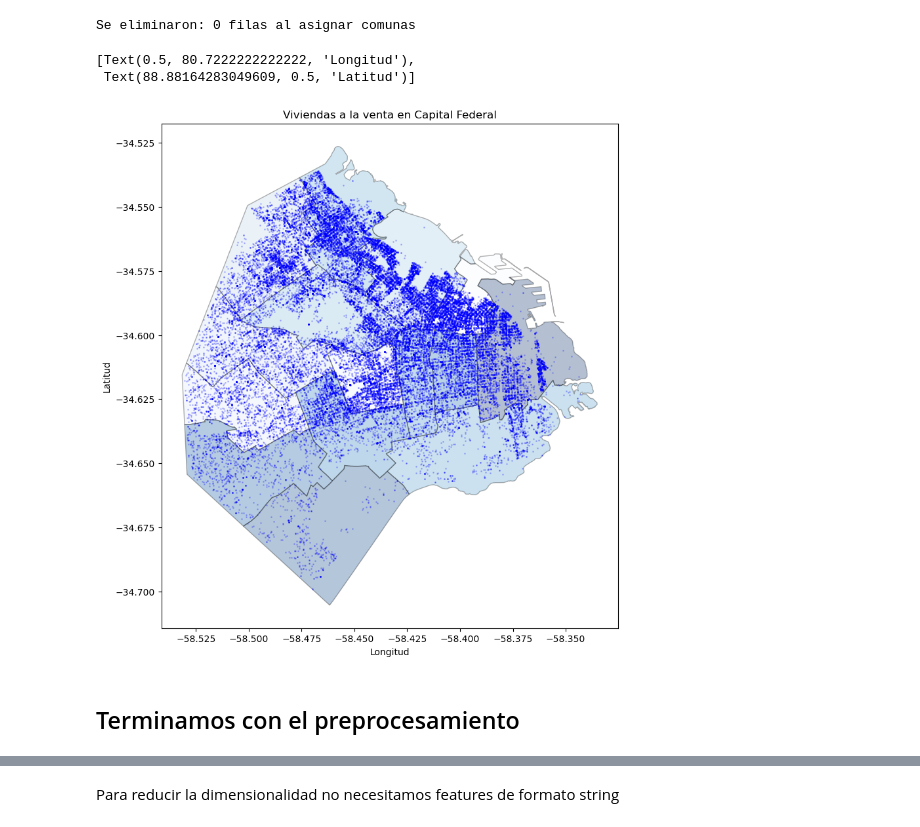
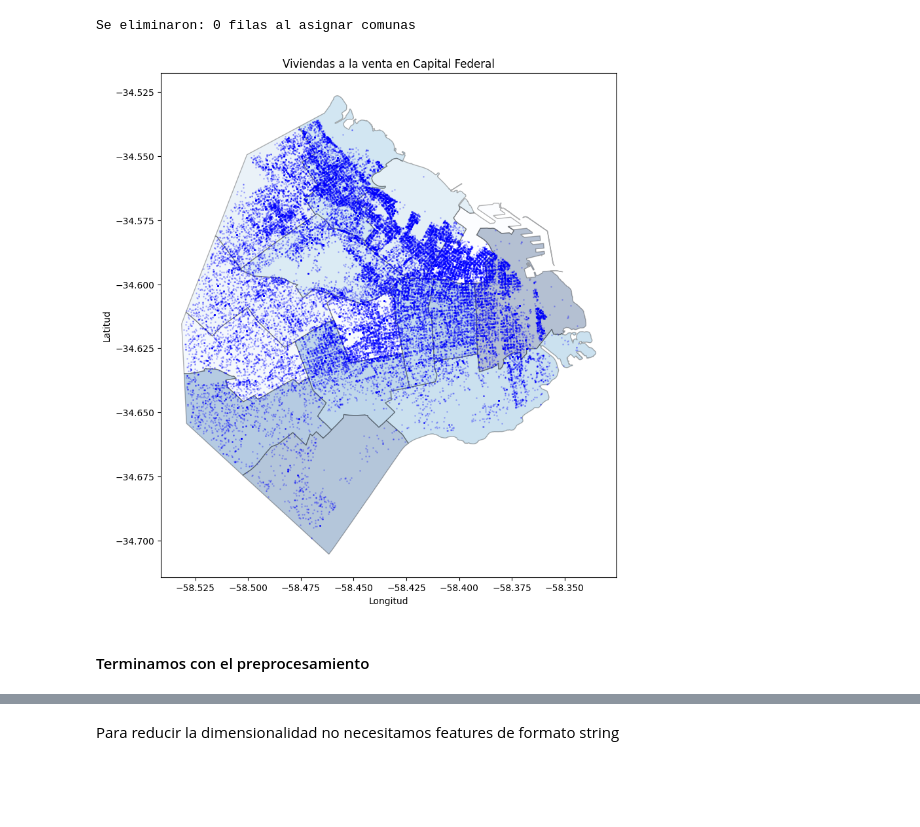
Before and after one commit to napoli-lucia/7506-Organizacion-de-Datos-TPs, a Jupyter notebook: 7506R_TP1_GRUPO18_ENTREGA_N1.ipynb, the cells around one changed output, grey strips where cells are left out. Cells and saved outputs as stored; diff of their text form; code cells hidden in the pictures; blank space fills up the shorter version.

```diff
--- a/7506R_TP1_GRUPO18_ENTREGA_N1.ipynb
+++ b/7506R_TP1_GRUPO18_ENTREGA_N1.ipynb
@@ -1634,7 +2048,9 @@ for place in valores_place:
 # %%
 for place in valores_place:
     mask = (x_train["longitud"].isnull()) & (x_train["barrio"] == place)
-    x_train.loc[mask, "longitud"] = medias_longitud.get(place, medias_longitud['default'])
+    x_train.loc[mask, "longitud"] = medias_longitud.get(
+        place, medias_longitud["default"]
+    )
 # %%
 for place in valores_place:
     mask = (x_train["latitud"].isnull()) & (x_train["barrio"] == place)
@@ -1660,7 +2078,7 @@ valores_ambientes = x_train.ambientes.unique().tolist()
 # %%
-# Calculamos la moda para cada valor unico de ambientes
 for n in valores_ambientes:
     aux = x_train[(x_train.ambientes == n) & (x_train.dormitorios.notnull())]
-    #Si la moda es nan no lo guardo en el diccionario
-    if(aux.shape[0] == 0): continue
+    # Si la moda es nan no lo guardo en el diccionario
+    if aux.shape[0] == 0:
+        continue
     moda_dormitorios[n] = aux.dormitorios.mode()[0]
@@ -1667,12 +2087,13 @@ for n in valores_ambientes:
 # %%
-# Completamos los nan de dormitorios con su respectiva moda segun la cantidad de ambientes
 x_train_na = x_train[x_train.dormitorios.isna()]
 unique_rooms = x_train_na.ambientes.unique().tolist()
 
 # Le asignamos el valor que corresponda a cada celda de dormitorio que este vacia
 for n in unique_rooms:
     mask = ((x_train["dormitorios"].isnull())) & (x_train["ambientes"] == n)
-    x_train.loc[mask, "dormitorios"] = moda_dormitorios.get(n, moda_dormitorios['default'])
+    x_train.loc[mask, "dormitorios"] = moda_dormitorios.get(
+        n, moda_dormitorios["default"]
+    )
 # %%
 # Volvemos a chequear que no tengamos datos faltantes luego de imputar
 x_train.dormitorios.isnull().sum()
@@ -1711,4 +2141,7 @@ df_comunas['comuna']=df_comunas.comuna.astype(int)
 # %%
 # Asignamos sus geometrias a las filas cuyas coordenadas estaban en NaN y ahora hemos imputado
-new_geometry=geopd.points_from_xy(x_train[x_train.geometry.is_empty].longitud, x_train[x_train.geometry.is_empty].latitud)
-x_train.loc[x_train.geometry.is_empty,'geometry'] = new_geometry
+new_geometry = geopd.points_from_xy(
+    x_train[x_train.geometry.is_empty].longitud,
+    x_train[x_train.geometry.is_empty].latitud,
+)
+x_train.loc[x_train.geometry.is_empty, "geometry"] = new_geometry
@@ -1730,11 +2164,13 @@ print(f"Se eliminaron: {tam_inicial-tam_final} filas al asignar comunas")
 Se eliminaron: 0 filas al asignar comunas
 # %%
 # Graficamos las viviendas en un mapa para visualizar su distribucion espacial
-fig, ax = plt.subplots(figsize=(10,10))
-df_comunas.plot(ax=ax,alpha=0.3, facecolor='Grey',edgecolor='k', linewidth=1, cmap='Blues').set(title='Viviendas a la venta en Capital Federal')
-x_train.plot(ax=ax, alpha=0.2, color='blue', markersize=1).set(xlabel='Longitud', ylabel="Latitud")
+fig, ax = plt.subplots(figsize=(10, 10))
+_ = df_comunas.plot(
+    ax=ax, alpha=0.3, facecolor="Grey", edgecolor="k", linewidth=1, cmap="Blues"
+).set(title="Viviendas a la venta en Capital Federal")
+__ = x_train.plot(ax=ax, alpha=0.2, color="blue", markersize=1).set(
+    xlabel="Longitud", ylabel="Latitud"
+)
 # %% [output]
-[Text(0.5, 80.7222222222222, 'Longitud'),
- Text(88.88164283049609, 0.5, 'Latitud')]
-[figure, old version]
+[figure, new version]
 # %%
@@ -1743,7 +2182,7 @@ x_train.drop(columns=["geometry"],inplace=True,)
 # %%
 x_train = x_train.sort_index()
 # %% [markdown]
-## Terminamos con el preprocesamiento
+#### Terminamos con el preprocesamiento
 # %%
 x_train.info()
 # %% [output]
```
Also changed, not shown: parts of 268 cells of this notebook.
